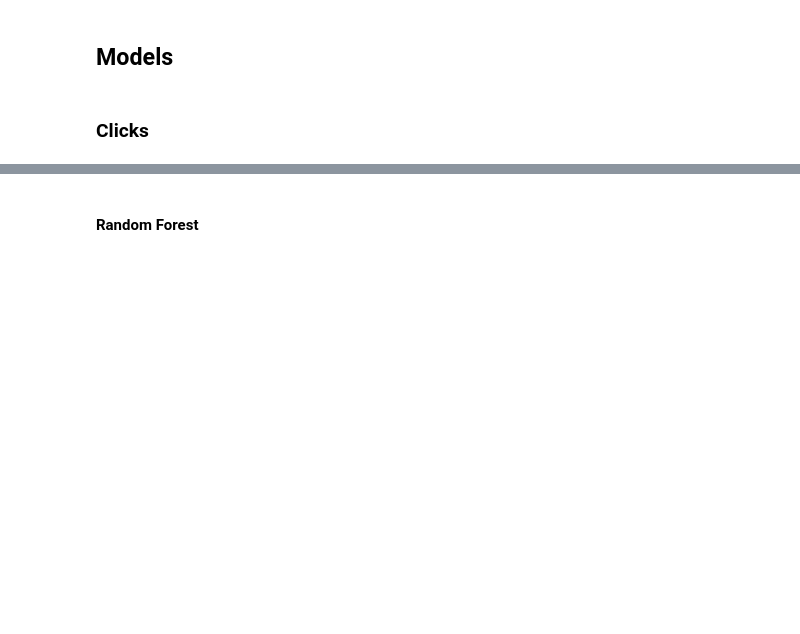
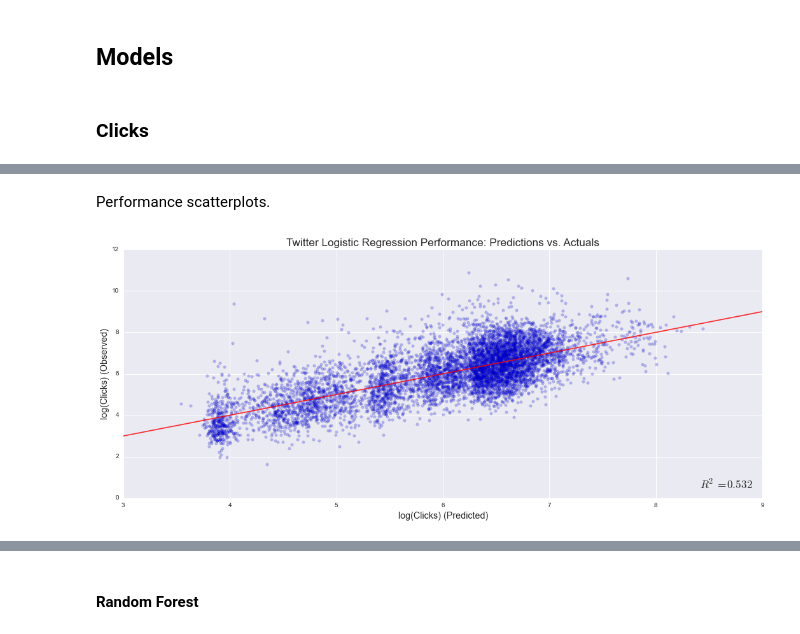
Before and after one commit to micahlanier/social-news, a Jupyter notebook: src/prediction/predictiveModels.ipynb, the cells around one changed output, grey strips where cells are left out. Drawn from its saved outputs; the diff is of its cells as text; code cells hidden in the pictures; blank space fills up the shorter version.

```diff
--- a/src/prediction/predictiveModels.ipynb
+++ b/src/prediction/predictiveModels.ipynb
@@ -66,0 +181,38 @@ for c in categoricalCols:
+# %%
+# Calculate predictions for use in performance evaluation.
+yhat_tw = clf_tw.predict(Xtest_tw)
+# Alpha.
+alpha_tw = clf_tw.alpha_
+# Calculate R^2.
+r2_tw = sklearn.metrics.r2_score(ytest_tw, yhat_tw)
+# Calculate mean absolute error on logged values.
+mae_tw = sklearn.metrics.mean_absolute_error(ytest_tw, yhat_tw)
+# Use antilogs to get a more useful estimate.
+ytest_exp_tw = np.exp(ytest_tw)
+yhat_exp_tw = np.exp(yhat_tw)
+mae_exp_tw = sklearn.metrics.mean_absolute_error(ytest_exp_tw, yhat_exp_tw)
+# Print information.
+print 'Twitter:'
+print 'Optimal alpha regularization setting:'.rjust(41), alpha_tw
+print 'R^2:'.rjust(41), r2_tw
+print 'Mean absolute error (log scale):'.rjust(41), mae_tw
+print 'Mean absolute error (antilog scale):'.rjust(41), mae_exp_tw
+
+# Calculate predictions for use in performance evaluation.
+yhat_fb = clf_fb.predict(Xtest_fb)
+# Alpha.
+alpha_fb = clf_fb.alpha_
+# Calculate R^2.
+r2_fb = sklearn.metrics.r2_score(ytest_fb, yhat_fb)
+# Calculate mean absolute error on logged values.
+mae_fb = sklearn.metrics.mean_absolute_error(ytest_fb, yhat_fb)
+# Use antilogs to get a more useful estimate.
+ytest_exp_fb = np.exp(ytest_fb)
+yhat_exp_fb = np.exp(yhat_fb)
+mae_exp_fb = sklearn.metrics.mean_absolute_error(ytest_exp_fb, yhat_exp_fb)
+# Print information.
+print 'Facebook:'
+print 'Optimal alpha regularization setting:'.rjust(41), alpha_fb
+print 'R^2:'.rjust(41), r2_fb
+print 'Mean absolute error (log scale):'.rjust(41), mae_fb
+print 'Mean absolute error (antilog scale):'.rjust(41), mae_exp_fb
@@ -66,0 +262,6 @@ for c in categoricalCols:
+# %% [markdown]
+Performance scatterplots.
+# %%
+plotPredictionsVsActuals(yhat_tw, ytest_tw, 'Twitter Logistic Regression Performance', 'log(Clicks)', False, 0.25)
+# %% [output]
+[figure, added]
```
Also changed, not shown: parts of 27 cells of this notebook.
